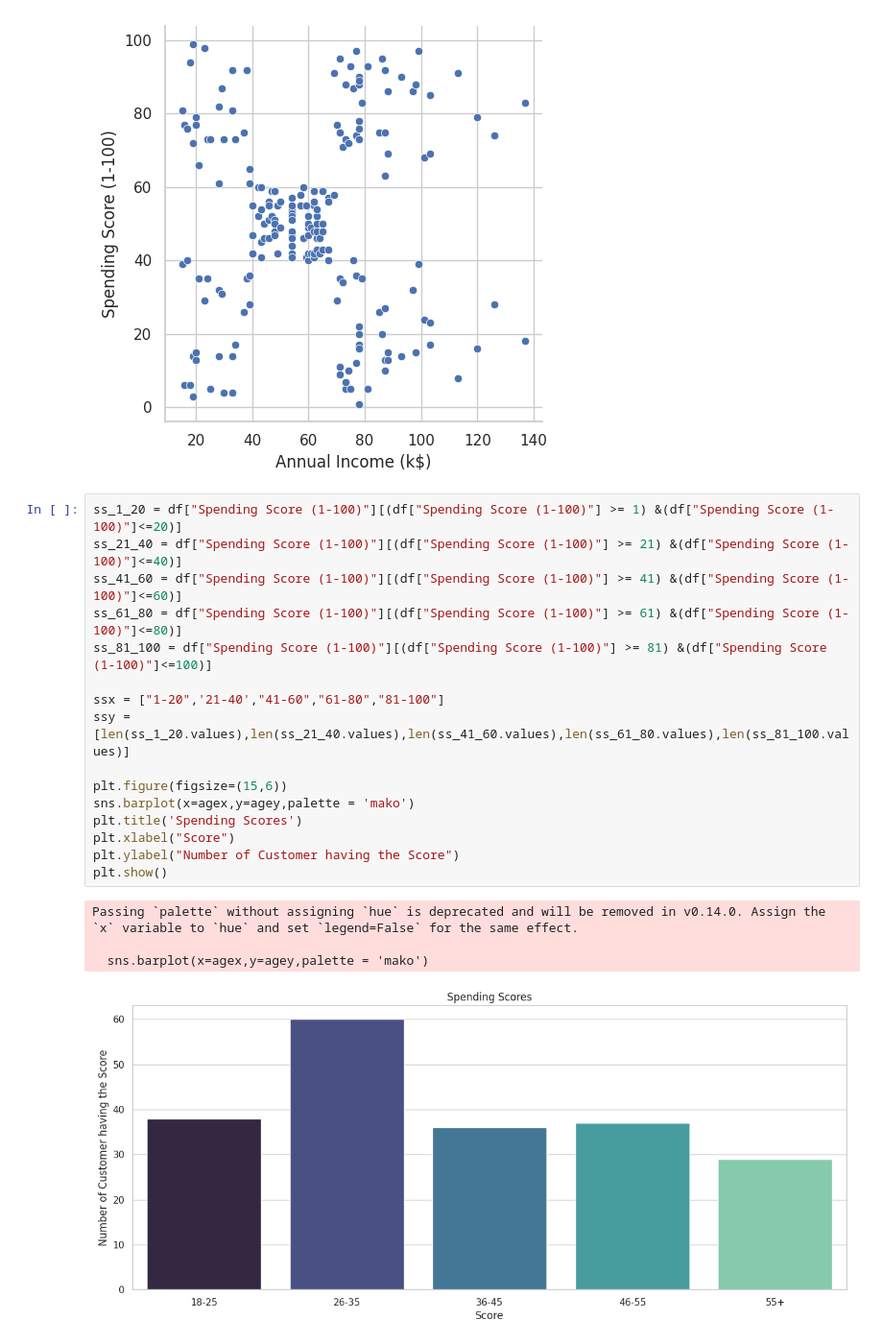
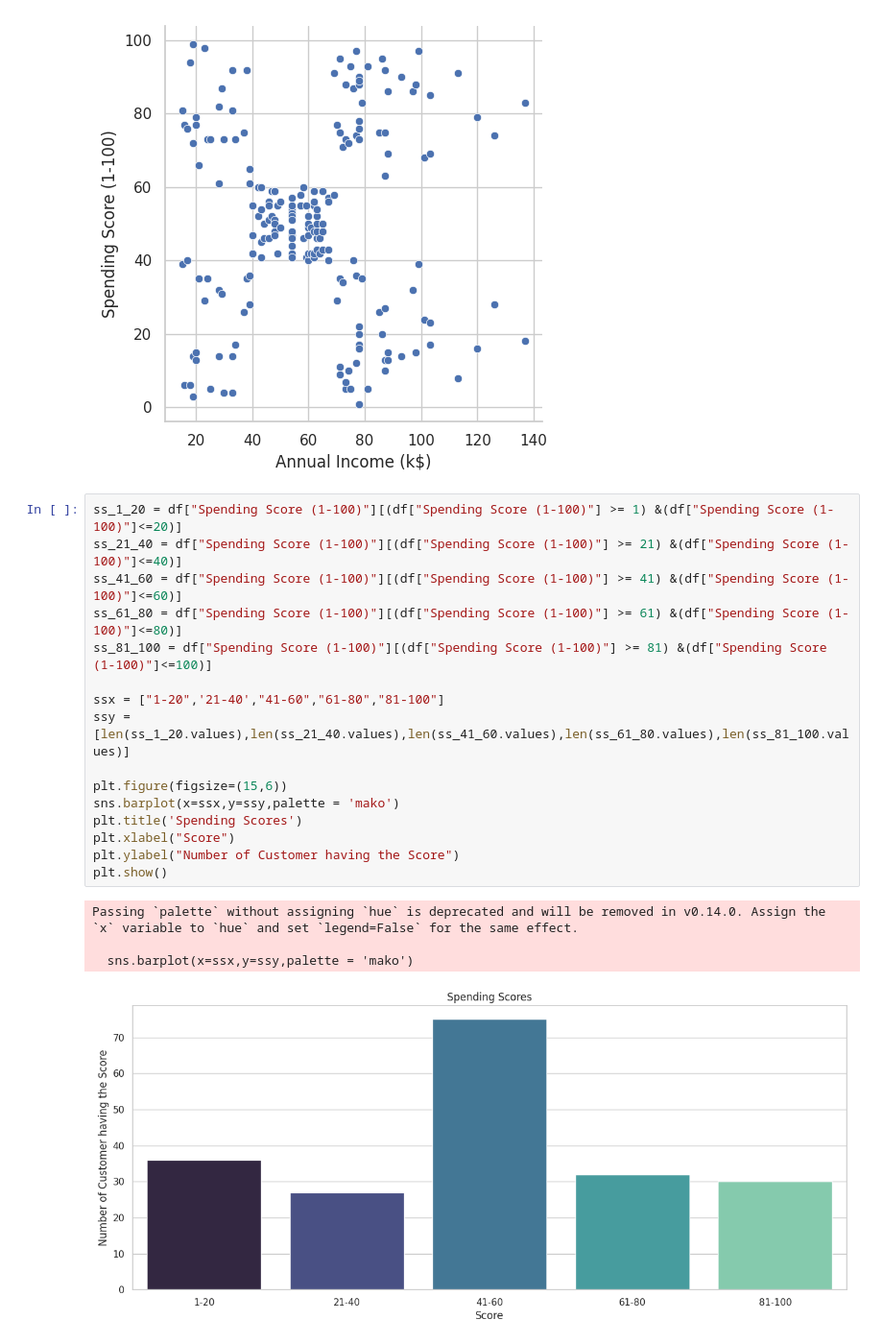
Before and after one commit to MorawoLekanDavid/ML_projects, a Jupyter notebook: CustomerSegementation.ipynb, the cells around one changed output. Shown at 96% size. Drawn from its saved outputs; the diff is of its cells as text.

```diff
--- a/CustomerSegementation.ipynb
+++ b/CustomerSegementation.ipynb
@@ -123,21 +123,21 @@ sns.relplot(x="Annual Income (k$)", y = "Spending Score (1-100)", data=df)
 # %%
 ss_1_20 = df["Spending Score (1-100)"][(df["Spending Score (1-100)"] >= 1) &(df["Spending Score (1-100)"]<=20)]
 ss_21_40 = df["Spending Score (1-100)"][(df["Spending Score (1-100)"] >= 21) &(df["Spending Score (1-100)"]<=40)]
 ss_41_60 = df["Spending Score (1-100)"][(df["Spending Score (1-100)"] >= 41) &(df["Spending Score (1-100)"]<=60)]
 ss_61_80 = df["Spending Score (1-100)"][(df["Spending Score (1-100)"] >= 61) &(df["Spending Score (1-100)"]<=80)]
 ss_81_100 = df["Spending Score (1-100)"][(df["Spending Score (1-100)"] >= 81) &(df["Spending Score (1-100)"]<=100)]
 
 ssx = ["1-20",'21-40',"41-60","61-80","81-100"]
 ssy = [len(ss_1_20.values),len(ss_21_40.values),len(ss_41_60.values),len(ss_61_80.values),len(ss_81_100.values)]
 
 plt.figure(figsize=(15,6))
-sns.barplot(x=agex,y=agey,palette = 'mako')
+sns.barplot(x=ssx,y=ssy,palette = 'mako')
 plt.title('Spending Scores')
 plt.xlabel("Score")
 plt.ylabel("Number of Customer having the Score")
 plt.show()
 # %% [output]
 Passing `palette` without assigning `hue` is deprecated and will be removed in v0.14.0. Assign the `x` variable to `hue` and set `legend=False` for the same effect.
 
-  sns.barplot(x=agex,y=agey,palette = 'mako')
+  sns.barplot(x=ssx,y=ssy,palette = 'mako')
-[figure, old version]
+[figure, new version]
```
Also changed, not shown: parts of 1 cell of this notebook.
